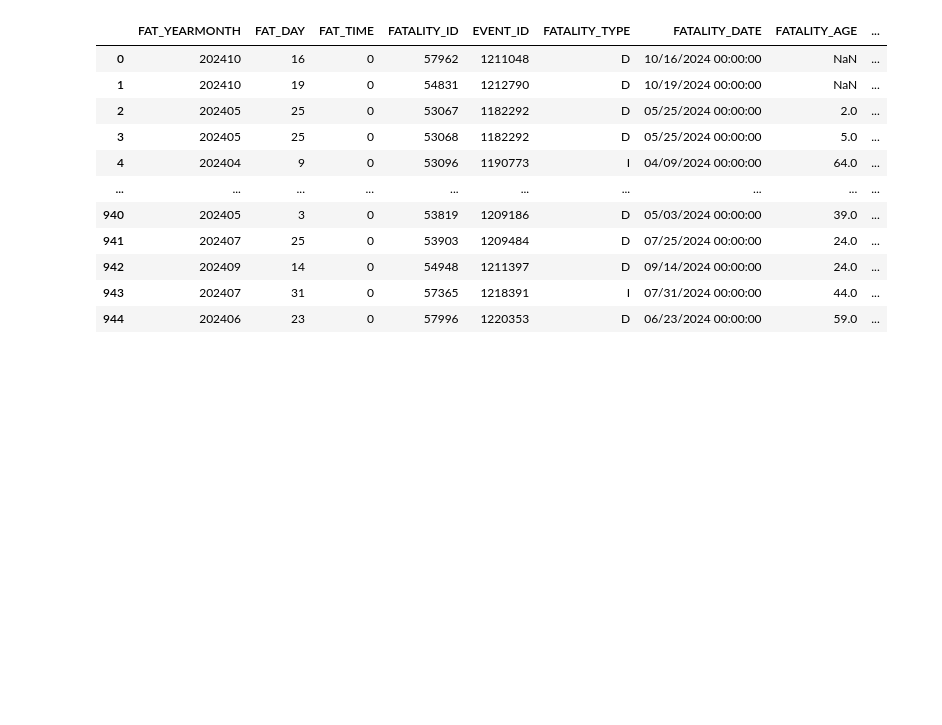
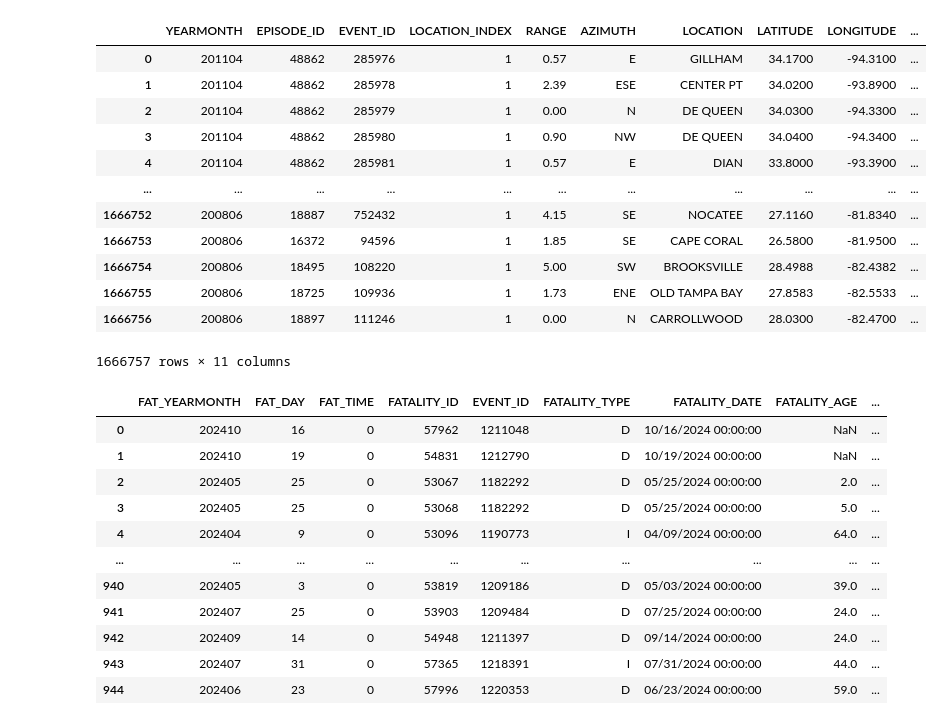
Before and after one commit to paranxia919/Deforestration-and-Flooding-in-GA, a Jupyter notebook: data clean.ipynb, the cells around one changed output. Drawn from its saved outputs; the diff is of its cells as text; code cells hidden in the pictures; blank space fills up the shorter version.

```diff
--- a/data clean.ipynb
+++ b/data clean.ipynb
@@ -42,3 +47,48 @@ location
+# %%
+
+def load_location_data(folder_path):
+    """
+    1) Loads all 'StormEvents_locations-ftp_v1.0_dXXXX_*.csv' files from 'folder_path'.
+    2) Concatenates them into a single DataFrame.
+    3) Renames each file from 'StormEvents_locations-ftp_v1.0_dYYYY_c...csv'
+       to 'Location_YYYY.csv'.
+    """
+
+    # Construct the pattern to find files
+    pattern = os.path.join(folder_path, "*.csv")
+    csv_files = glob.glob(pattern)
+
+    # Load them into a list of DataFrames
+    dataframes = []
+    for file_path in csv_files:
+        location = pd.read_csv(file_path)
+        dataframes.append(location)
+
+    # Combine all DataFrames into one
+    if dataframes:
+        combined_location = pd.concat(dataframes, ignore_index=True)
+        return combined_location
+    else:
+        return pd.DataFrame()
+
+
+folder = "/Users/paranxiaair/Desktop/STUDY/EMORY/大三下/QTM Capstone/Deforestration-and-Flooding-in-GA/Location 1985-2024"
+location_df = load_location_data(folder)
+location_df
+# %% [output]
+|  | YEARMONTH | EPISODE_ID | EVENT_ID | LOCATION_INDEX | RANGE | AZIMUTH | LOCATION | LATITUDE | LONGITUDE | ... |
+| 0 | 201104 | 48862 | 285976 | 1 | 0.57 | E | GILLHAM | 34.1700 | -94.3100 | ... |
+| 1 | 201104 | 48862 | 285978 | 1 | 2.39 | ESE | CENTER PT | 34.0200 | -93.8900 | ... |
+| 2 | 201104 | 48862 | 285979 | 1 | 0.00 | N | DE QUEEN | 34.0300 | -94.3300 | ... |
+| 3 | 201104 | 48862 | 285980 | 1 | 0.90 | NW | DE QUEEN | 34.0400 | -94.3400 | ... |
+| 4 | 201104 | 48862 | 285981 | 1 | 0.57 | E | DIAN | 33.8000 | -93.3900 | ... |
+| ... | ... | ... | ... | ... | ... | ... | ... | ... | ... | ... |
+| 1666752 | 200806 | 18887 | 752432 | 1 | 4.15 | SE | NOCATEE | 27.1160 | -81.8340 | ... |
+| 1666753 | 200806 | 16372 | 94596 | 1 | 1.85 | SE | CAPE CORAL | 26.5800 | -81.9500 | ... |
+| 1666754 | 200806 | 18495 | 108220 | 1 | 5.00 | SW | BROOKSVILLE | 28.4988 | -82.4382 | ... |
+| 1666755 | 200806 | 18725 | 109936 | 1 | 1.73 | ENE | OLD TAMPA BAY | 27.8583 | -82.5533 | ... |
+| 1666756 | 200806 | 18897 | 111246 | 1 | 0.00 | N | CARROLLWOOD | 28.0300 | -82.4700 | ... |
+1666757 rows × 11 columns
 # %%
 fatalities = pd.read_csv("/Users/paranxiaair/Desktop/STUDY/EMORY/大三下/QTM Capstone/StormEvents_fatalities-ftp_v1.0_d2024_c20250122.csv")
 fatalities
```
Also changed, not shown: parts of 6 cells of this notebook, 1 other file.
